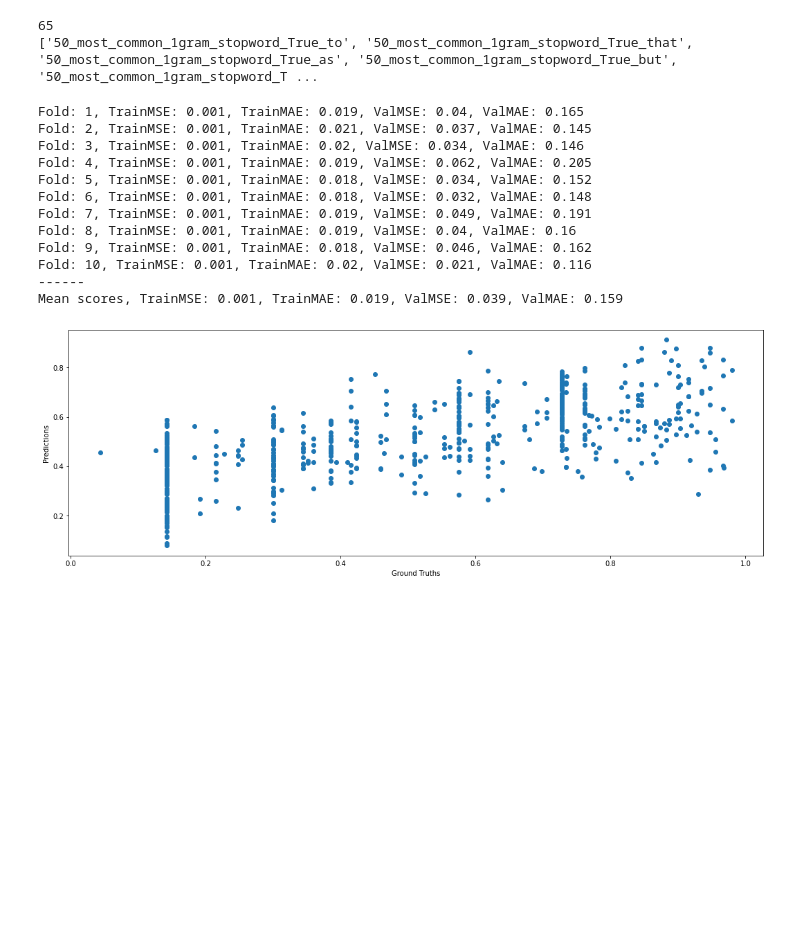
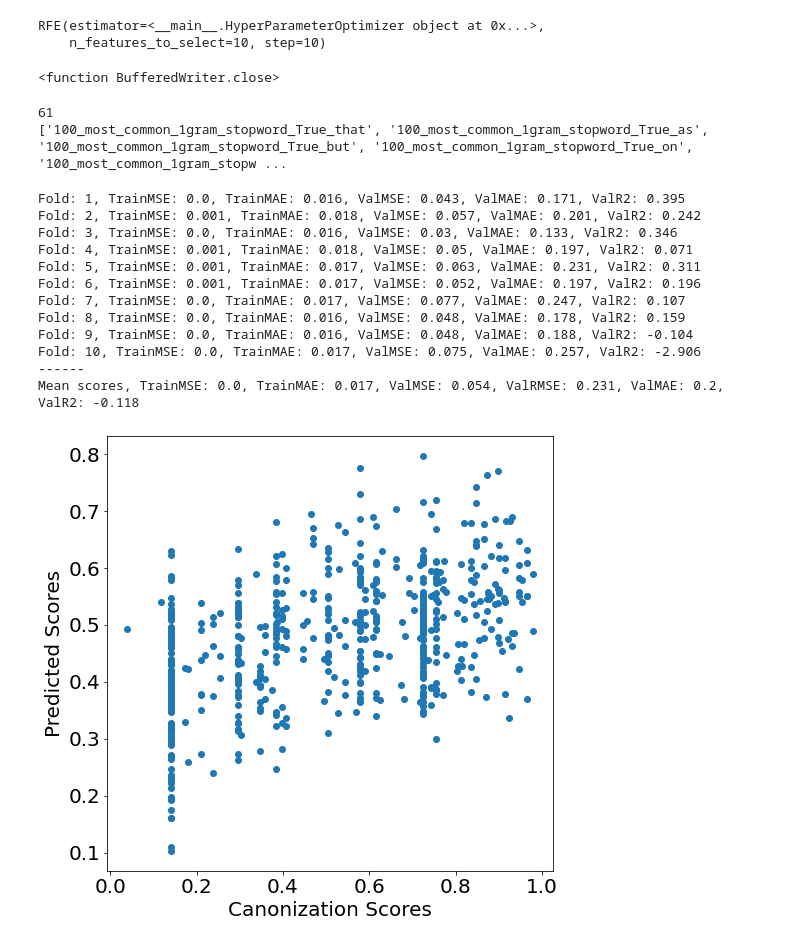
Before and after one commit to sta-a/great-unread, a Jupyter notebook: nbs/handcrafted_features_eng_rfe_current_best_result_new.ipynb, the cells around one changed output. Saved outputs shown, nothing was run; the diff lists cells and outputs as text; code cells hidden in the pictures; blank space fills up the shorter version.

```diff
--- a/nbs/handcrafted_features_eng_rfe_current_best_result_new.ipynb
+++ b/nbs/handcrafted_features_eng_rfe_current_best_result_new.ipynb
@@ -150,6 +152,21 @@ Current best validation f1 score is 0.1851
 ############################
 RFE(estimator=<__main__.HyperParameterOptimizer object at 0x...>,
     n_features_to_select=10, step=10)
+# %%
+rfe
+# %% [output]
+RFE(estimator=<__main__.HyperParameterOptimizer object at 0x...>,
+    n_features_to_select=10, step=10)
+# %%
+import pickle
+f= open('handcrafted_features_eng_rfe_current_best_result_new_rfe.pkl', 'wb')
+pickle.dump(rfe, f)
+f.close
+f= open('handcrafted_features_eng_rfe_current_best_result_new_hpo.pkl', 'wb')
+pickle.dump(hpo, f)
+f.close
+# %% [output]
+<function BufferedWriter.close>
 # %%
 num_boost_round = 551
 # %%
@@ -160,11 +177,16 @@ best_features = book_and_averaged_chunk_df.columns[np.argwhere((rfe.ranking_ <=
 print(len(best_features))
 print(best_features)
 # %% [output]
-65
-['50_most_common_1gram_stopword_True_to', '50_most_common_1gram_stopword_True_that', '50_most_common_1gram_stopword_True_as', '50_most_common_1gram_stopword_True_but', '50_most_common_1gram_stopword_T ...
+61
+['100_most_common_1gram_stopword_True_that', '100_most_common_1gram_stopword_True_as', '100_most_common_1gram_stopword_True_but', '100_most_common_1gram_stopword_True_on', '100_most_common_1gram_stopw ...
 # %%
 from sklearn.metrics import mean_absolute_error, mean_squared_error
+%matplotlib inline
 import matplotlib.pyplot as plt
+from collections import Counter
+import random
+from sklearn.metrics import mean_squared_error, mean_absolute_error, r2_score
+from math import sqrt
 
 book_and_averaged_chunk_df = pd.read_csv(f"{extracted_features_dir}/{lang}/book_and_averaged_chunk_df.csv")
 book_names = book_and_averaged_chunk_df["book_name"].values
@@ -184,8 +206,9 @@ train_mses = []
 train_maes = []
 validation_mses = []
 validation_maes = []
+validation_r2s = []
 
-def _split_booknames(self, df, nr_splits):
+def split_booknames(df, nr_splits):
         '''
         Distribute book names over splits.
         All works of an author are in the same split.
@@ -241,7 +264,7 @@ def _split_booknames(self, df, nr_splits):
         return book_splits
 
 #book_names_split = np.array_split(book_names, 10)
-book_names_split = self._split_booknames(df=df, nr_splits=10)
+book_names_split = split_booknames(df=df, nr_splits=10)
 for index, split in enumerate(book_names_split):
     train_df = df[~df["book_name"].isin(split)]
     validation_df = df[df["book_name"].isin(split)]
@@ -280,42 +303,42 @@ for index, split in enumerate(book_names_split):
     validation_r2 = r2_score(validation_y, validation_yhat)
     train_mses.append(train_mse)
     train_maes.append(train_mae)
     validation_mses.append(validation_mse)
     validation_maes.append(validation_mae)
     validation_r2s.append(validation_r2)
     print(f"Fold: {index+1}, TrainMSE: {np.round(train_mse, 3)}, TrainMAE: {np.round(train_mae, 3)}, ValMSE: {np.round(validation_mse, 3)}, ValMAE: {np.round(validation_mae, 3)}, ValR2: {np.round(validation_r2, 3)}")
 all_labels = np.array(all_labels)
 all_predictions = np.array(all_predictions)
 
 mean_train_mse = np.mean(train_mses)
 mean_train_mae = np.mean(train_maes)
 mean_validation_mse = np.mean(validation_mses)
 mean_validation_rmse = np.mean([sqrt(x) for x in validation_mses])
 mean_validation_mae = np.mean(validation_maes)
 mean_validation_r2 = np.mean(validation_r2s)
 
 print("------")
 print(f"Mean scores, TrainMSE: {np.round(mean_train_mse, 3)}, TrainMAE: {np.round(mean_train_mae, 3)}, ValMSE: {np.round(mean_validation_mse, 3)}, ValRMSE: {np.round(mean_validation_rmse, 3)}, ValMAE: {np.round(mean_validation_mae, 3)}, ValR2: {np.round(mean_validation_r2, 3)}")
 
 plt.figure(figsize=(8, 8))
 plt.xticks(fontsize=20)
 plt.yticks(fontsize=20)
 plt.scatter(all_labels, all_predictions)
 plt.xlabel("Canonization Scores", fontsize=20)
 plt.ylabel("Predicted Scores", fontsize=20)
 
 plt.show();
 # %% [output]
-Fold: 1, TrainMSE: 0.001, TrainMAE: 0.019, ValMSE: 0.04, ValMAE: 0.165
-Fold: 2, TrainMSE: 0.001, TrainMAE: 0.021, ValMSE: 0.037, ValMAE: 0.145
-Fold: 3, TrainMSE: 0.001, TrainMAE: 0.02, ValMSE: 0.034, ValMAE: 0.146
-Fold: 4, TrainMSE: 0.001, TrainMAE: 0.019, ValMSE: 0.062, ValMAE: 0.205
-Fold: 5, TrainMSE: 0.001, TrainMAE: 0.018, ValMSE: 0.034, ValMAE: 0.152
-Fold: 6, TrainMSE: 0.001, TrainMAE: 0.018, ValMSE: 0.032, ValMAE: 0.148
-Fold: 7, TrainMSE: 0.001, TrainMAE: 0.019, ValMSE: 0.049, ValMAE: 0.191
-Fold: 8, TrainMSE: 0.001, TrainMAE: 0.019, ValMSE: 0.04, ValMAE: 0.16
-Fold: 9, TrainMSE: 0.001, TrainMAE: 0.018, ValMSE: 0.046, ValMAE: 0.162
-Fold: 10, TrainMSE: 0.001, TrainMAE: 0.02, ValMSE: 0.021, ValMAE: 0.116
+Fold: 1, TrainMSE: 0.0, TrainMAE: 0.016, ValMSE: 0.043, ValMAE: 0.171, ValR2: 0.395
+Fold: 2, TrainMSE: 0.001, TrainMAE: 0.018, ValMSE: 0.057, ValMAE: 0.201, ValR2: 0.242
+Fold: 3, TrainMSE: 0.0, TrainMAE: 0.016, ValMSE: 0.03, ValMAE: 0.133, ValR2: 0.346
+Fold: 4, TrainMSE: 0.001, TrainMAE: 0.018, ValMSE: 0.05, ValMAE: 0.197, ValR2: 0.071
+Fold: 5, TrainMSE: 0.001, TrainMAE: 0.017, ValMSE: 0.063, ValMAE: 0.231, ValR2: 0.311
+Fold: 6, TrainMSE: 0.001, TrainMAE: 0.017, ValMSE: 0.052, ValMAE: 0.197, ValR2: 0.196
+Fold: 7, TrainMSE: 0.0, TrainMAE: 0.017, ValMSE: 0.077, ValMAE: 0.247, ValR2: 0.107
+Fold: 8, TrainMSE: 0.0, TrainMAE: 0.016, ValMSE: 0.048, ValMAE: 0.178, ValR2: 0.159
+Fold: 9, TrainMSE: 0.0, TrainMAE: 0.016, ValMSE: 0.048, ValMAE: 0.188, ValR2: -0.104
+Fold: 10, TrainMSE: 0.0, TrainMAE: 0.017, ValMSE: 0.075, ValMAE: 0.257, ValR2: -2.906
 ------
-Mean scores, TrainMSE: 0.001, TrainMAE: 0.019, ValMSE: 0.039, ValMAE: 0.159
+Mean scores, TrainMSE: 0.0, TrainMAE: 0.017, ValMSE: 0.054, ValRMSE: 0.231, ValMAE: 0.2, ValR2: -0.118
-[figure, old version]
+[figure, new version]
```
Also changed, not shown: parts of 2 cells of this notebook, 6 other files.
